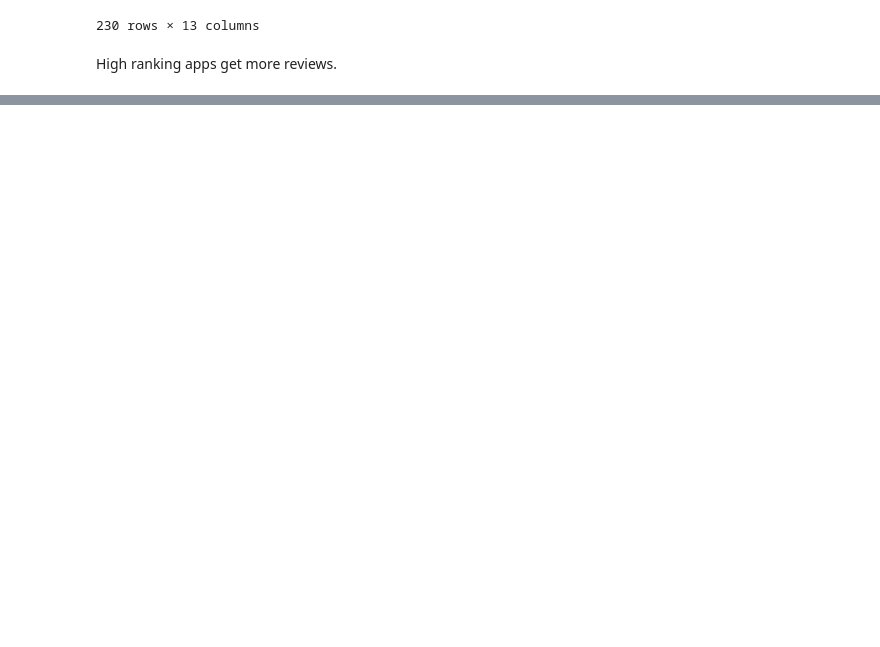
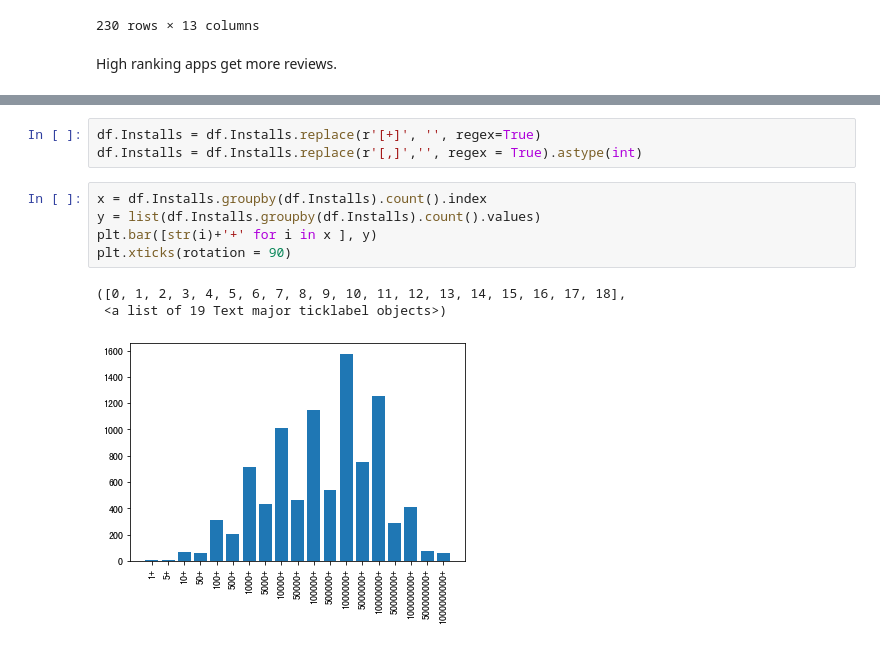
Before and after one commit to schien0525/data_project, a Jupyter notebook: Google Play Store Apps/GooglePlay.ipynb, the cells around one changed output, grey strips where cells are left out. Drawn from its saved outputs; the diff is of its cells as text; blank space fills up the shorter version.

```diff
--- a/Google Play Store Apps/GooglePlay.ipynb
+++ b/Google Play Store Apps/GooglePlay.ipynb
@@ -140,0 +174,12 @@ sns.regplot(x='Reviews',y='Rating',data=df[df['Reviews']<5000000])
+# %%
+df.Installs = df.Installs.replace(r'[+]', '', regex=True)
+df.Installs = df.Installs.replace(r'[,]','', regex = True).astype(int)
+# %%
+x = df.Installs.groupby(df.Installs).count().index
+y = list(df.Installs.groupby(df.Installs).count().values)
+plt.bar([str(i)+'+' for i in x ], y)
+plt.xticks(rotation = 90)
+# %% [output]
+([0, 1, 2, 3, 4, 5, 6, 7, 8, 9, 10, 11, 12, 13, 14, 15, 16, 17, 18],
+ <a list of 19 Text major ticklabel objects>)
+[figure, added]
```
Also changed, not shown: parts of 16 cells of this notebook.
